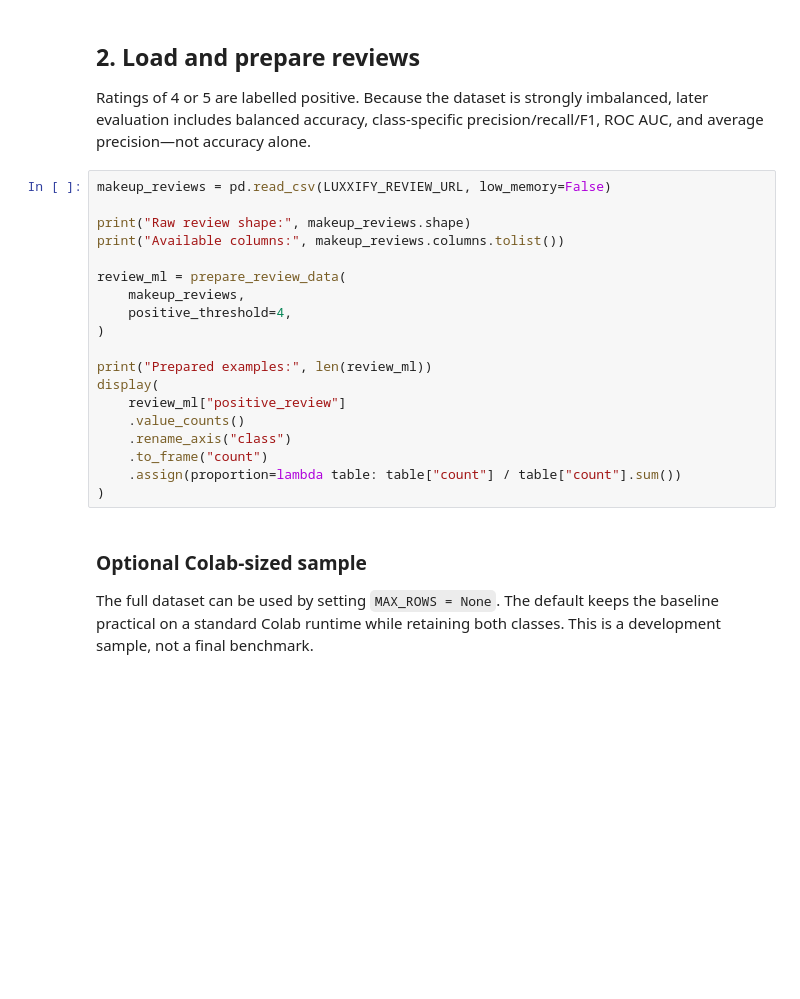
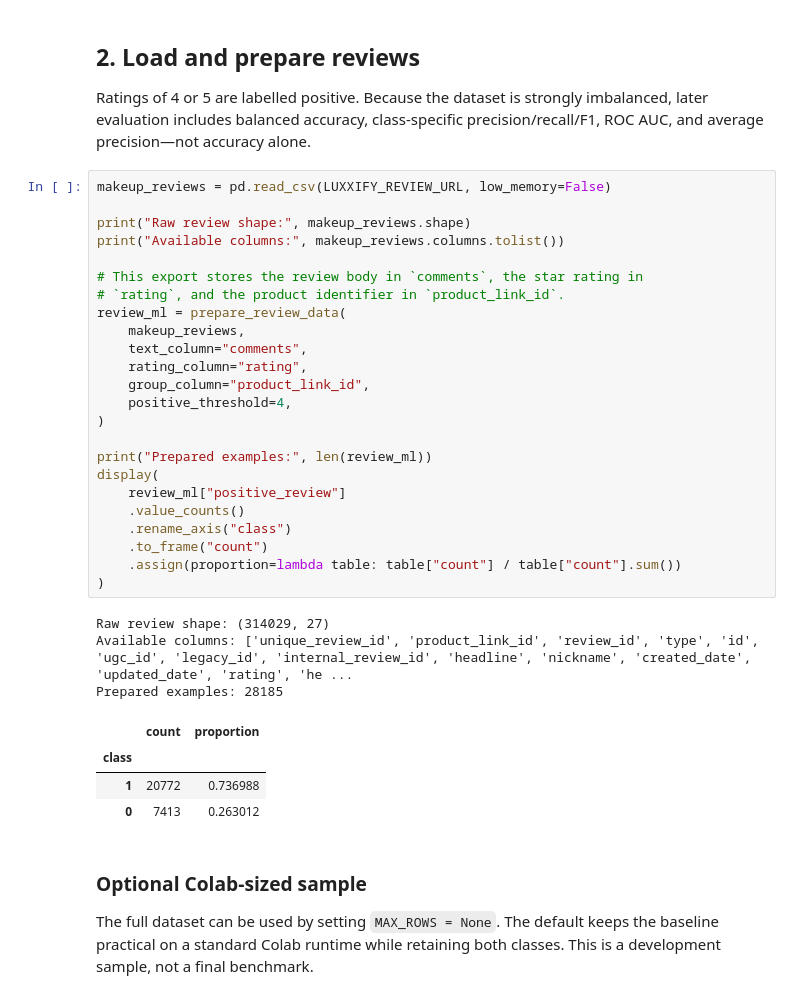
Before and after one commit to amafteeva/Predictive-beauty-analysis-using-computer-vision-and-machine-learning-, a Jupyter notebook: experiments/04_review_satisfaction_baseline.ipynb, the cells around one changed output. Cells and saved outputs as stored; diff of their text form; blank space fills up the shorter version.

```diff
--- a/experiments/04_review_satisfaction_baseline.ipynb
+++ b/experiments/04_review_satisfaction_baseline.ipynb
@@ -65,22 +90,35 @@ precision/recall/F1, ROC AUC, and average precision—not accuracy alone.
 # %%
 makeup_reviews = pd.read_csv(LUXXIFY_REVIEW_URL, low_memory=False)
 
 print("Raw review shape:", makeup_reviews.shape)
 print("Available columns:", makeup_reviews.columns.tolist())
 
+# This export stores the review body in `comments`, the star rating in
+# `rating`, and the product identifier in `product_link_id`.
 review_ml = prepare_review_data(
     makeup_reviews,
+    text_column="comments",
+    rating_column="rating",
+    group_column="product_link_id",
     positive_threshold=4,
 )
 
 print("Prepared examples:", len(review_ml))
 display(
     review_ml["positive_review"]
     .value_counts()
     .rename_axis("class")
     .to_frame("count")
     .assign(proportion=lambda table: table["count"] / table["count"].sum())
 )
+# %% [output]
+Raw review shape: (314029, 27)
+Available columns: ['unique_review_id', 'product_link_id', 'review_id', 'type', 'id', 'ugc_id', 'legacy_id', 'internal_review_id', 'headline', 'nickname', 'created_date', 'updated_date', 'rating', 'he ...
+Prepared examples: 28185
+|  | count | proportion |
+| class |  |  |
+| 1 | 20772 | 0.736988 |
+| 0 | 7413 | 0.263012 |
 # %% [markdown]
 ### Optional Colab-sized sample
 
```
Also changed, not shown: parts of 6 cells of this notebook, 3 other files.
